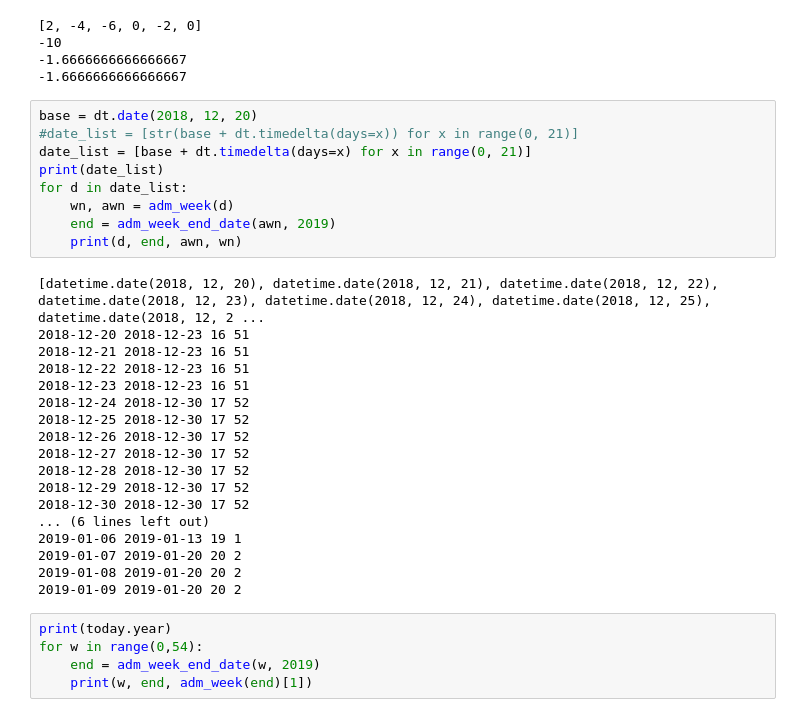
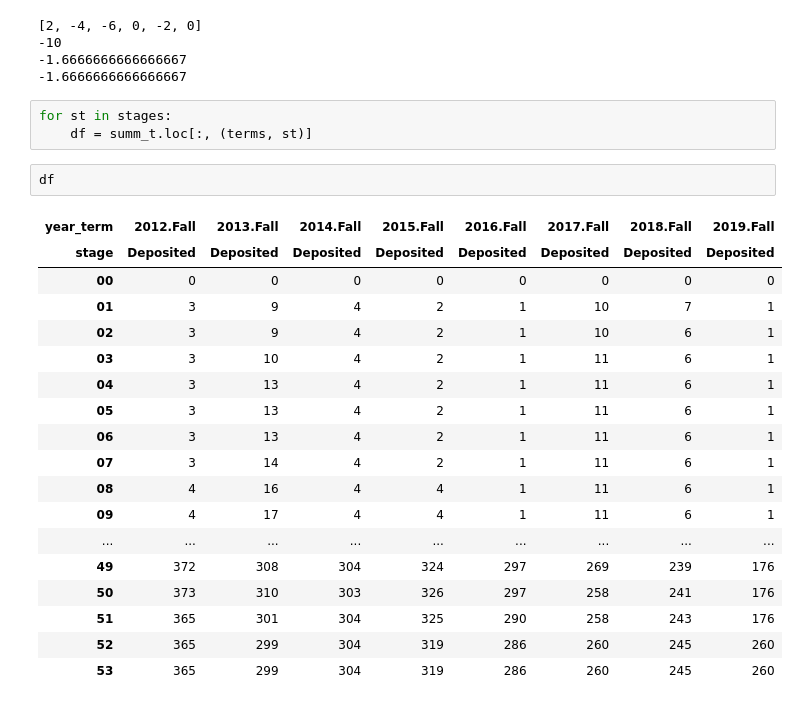
Before and after one commit to JeffWalton-PSC/Admissions, a Jupyter notebook: funnel/Deposits_WeekToEndOfYear.ipynb, the cells around one changed output. Saved outputs shown, nothing was run; the diff lists cells and outputs as text.

Commit message:
Net Deposits

```diff
--- a/funnel/Deposits_WeekToEndOfYear.ipynb
+++ b/funnel/Deposits_WeekToEndOfYear.ipynb
@@ -447,35 +435,27 @@ print(np.mean(a))
 -10
 -1.6666666666666667
 -1.6666666666666667
-# %%
-base = dt.date(2018, 12, 20)
-#date_list = [str(base + dt.timedelta(days=x)) for x in range(0, 21)]
-date_list = [base + dt.timedelta(days=x) for x in range(0, 21)]
-print(date_list)
-for d in date_list:
-    wn, awn = adm_week(d)
-    end = adm_week_end_date(awn, 2019)
-    print(d, end, awn, wn)
-# %% [output]
-[datetime.date(2018, 12, 20), datetime.date(2018, 12, 21), datetime.date(2018, 12, 22), datetime.date(2018, 12, 23), datetime.date(2018, 12, 24), datetime.date(2018, 12, 25), datetime.date(2018, 12, 2 ...
-2018-12-20 2018-12-23 16 51
-2018-12-21 2018-12-23 16 51
-2018-12-22 2018-12-23 16 51
-2018-12-23 2018-12-23 16 51
-2018-12-24 2018-12-30 17 52
-2018-12-25 2018-12-30 17 52
-2018-12-26 2018-12-30 17 52
-2018-12-27 2018-12-30 17 52
-2018-12-28 2018-12-30 17 52
-2018-12-29 2018-12-30 17 52
-2018-12-30 2018-12-30 17 52
-... (6 lines left out)
-2019-01-06 2019-01-13 19 1
-2019-01-07 2019-01-20 20 2
-2019-01-08 2019-01-20 20 2
-2019-01-09 2019-01-20 20 2
-# %%
-print(today.year)
-for w in range(0,54):
-    end = adm_week_end_date(w, 2019)
-    print(w, end, adm_week(end)[1])
+# %%
+for st in stages:
+    df = summ_t.loc[:, (terms, st)]
+# %%
+df
+# %% [output]
+| year_term | 2012.Fall | 2013.Fall | 2014.Fall | 2015.Fall | 2016.Fall | 2017.Fall | 2018.Fall | 2019.Fall |
+| stage | Deposited | Deposited | Deposited | Deposited | Deposited | Deposited | Deposited | Deposited |
+| 00 | 0 | 0 | 0 | 0 | 0 | 0 | 0 | 0 |
+| 01 | 3 | 9 | 4 | 2 | 1 | 10 | 7 | 1 |
+| 02 | 3 | 9 | 4 | 2 | 1 | 10 | 6 | 1 |
+| 03 | 3 | 10 | 4 | 2 | 1 | 11 | 6 | 1 |
+| 04 | 3 | 13 | 4 | 2 | 1 | 11 | 6 | 1 |
+| 05 | 3 | 13 | 4 | 2 | 1 | 11 | 6 | 1 |
+| 06 | 3 | 13 | 4 | 2 | 1 | 11 | 6 | 1 |
+| 07 | 3 | 14 | 4 | 2 | 1 | 11 | 6 | 1 |
+| 08 | 4 | 16 | 4 | 4 | 1 | 11 | 6 | 1 |
+| 09 | 4 | 17 | 4 | 4 | 1 | 11 | 6 | 1 |
+| ... | ... | ... | ... | ... | ... | ... | ... | ... |
+| 49 | 372 | 308 | 304 | 324 | 297 | 269 | 239 | 176 |
+| 50 | 373 | 310 | 303 | 326 | 297 | 258 | 241 | 176 |
+| 51 | 365 | 301 | 304 | 325 | 290 | 258 | 243 | 176 |
+| 52 | 365 | 299 | 304 | 319 | 286 | 260 | 245 | 260 |
+| 53 | 365 | 299 | 304 | 319 | 286 | 260 | 245 | 260 |
```
Also changed, not shown: parts of 12 cells of this notebook, 2 other files.
